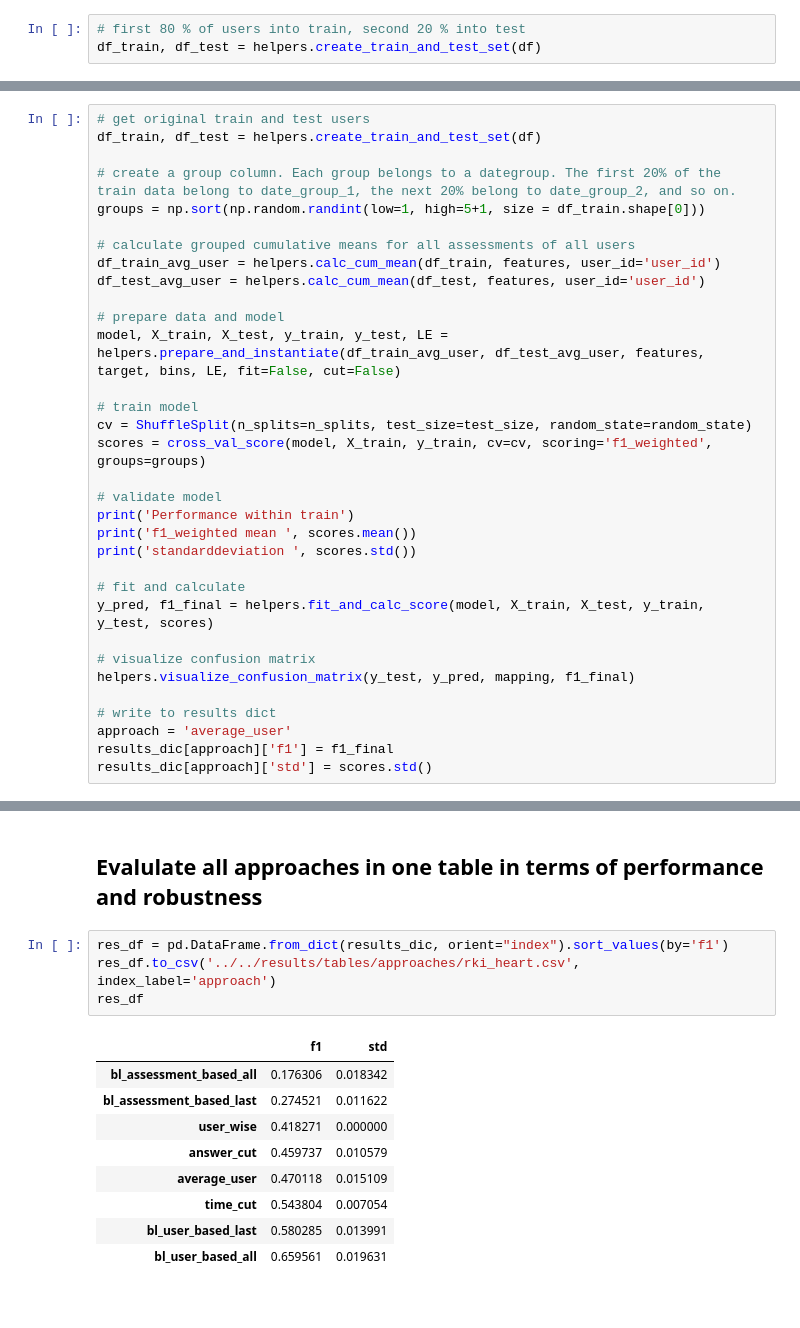
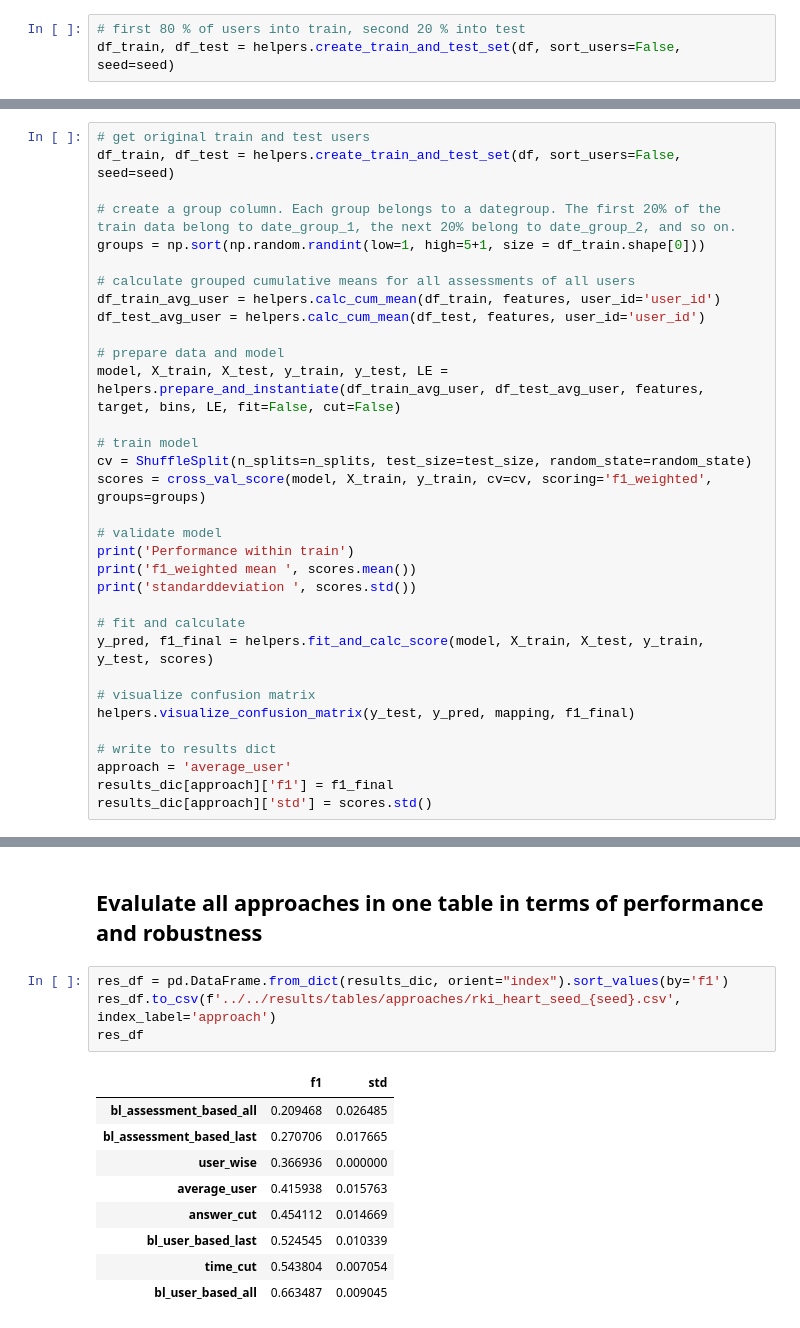
Before and after one commit to joa24jm/UsAs, a Jupyter notebook: src/d02_ml_pipelines/rki_heart.ipynb, the cells around one changed output, grey strips where cells are left out. Drawn from its saved outputs; the diff is of its cells as text.

```diff
--- a/src/d02_ml_pipelines/rki_heart.ipynb
+++ b/src/d02_ml_pipelines/rki_heart.ipynb
@@ -74,6 +78,6 @@ df.describe()
 # %%
 # first 80 % of users into train, second 20 % into test
-df_train, df_test = helpers.create_train_and_test_set(df)
+df_train, df_test = helpers.create_train_and_test_set(df, sort_users=False, seed=seed)
 # %%
 # define features and target
 features = process_rki_heart_dataset.get_features()
@@ -302,7 +303,7 @@ Making a precise differentiation with evenly sized time chunks, the model improv
 For each assesment, check the user id and calculate the mean of all answers known by this user so far. These mean replace the reported assessments.
 # %%
 # get original train and test users
-df_train, df_test = helpers.create_train_and_test_set(df)
+df_train, df_test = helpers.create_train_and_test_set(df, sort_users=False, seed=seed)
 
 # create a group column. Each group belongs to a dategroup. The first 20% of the train data belong to date_group_1, the next 20% belong to date_group_2, and so on.
 groups = np.sort(np.random.randint(low=1, high=5+1, size = df_train.shape[0]))
@@ -394,15 +395,15 @@ std within train for per user: 0.34933961606952
 ## Evalulate all approaches in one table in terms of performance and robustness
 # %%
 res_df = pd.DataFrame.from_dict(results_dic, orient="index").sort_values(by='f1')
-res_df.to_csv('../../results/tables/approaches/rki_heart.csv', index_label='approach')
+res_df.to_csv(f'../../results/tables/approaches/rki_heart_seed_{seed}.csv', index_label='approach')
 res_df
 # %% [output]
 |  | f1 | std |
-| bl_assessment_based_all | 0.176306 | 0.018342 |
-| bl_assessment_based_last | 0.274521 | 0.011622 |
-| user_wise | 0.418271 | 0.000000 |
-| answer_cut | 0.459737 | 0.010579 |
-| average_user | 0.470118 | 0.015109 |
+| bl_assessment_based_all | 0.209468 | 0.026485 |
+| bl_assessment_based_last | 0.270706 | 0.017665 |
+| user_wise | 0.366936 | 0.000000 |
+| average_user | 0.415938 | 0.015763 |
+| answer_cut | 0.454112 | 0.014669 |
+| bl_user_based_last | 0.524545 | 0.010339 |
 | time_cut | 0.543804 | 0.007054 |
-| bl_user_based_last | 0.580285 | 0.013991 |
-| bl_user_based_all | 0.659561 | 0.019631 |
+| bl_user_based_all | 0.663487 | 0.009045 |
```
Also changed, not shown: parts of 7 cells of this notebook, 41 other files.
